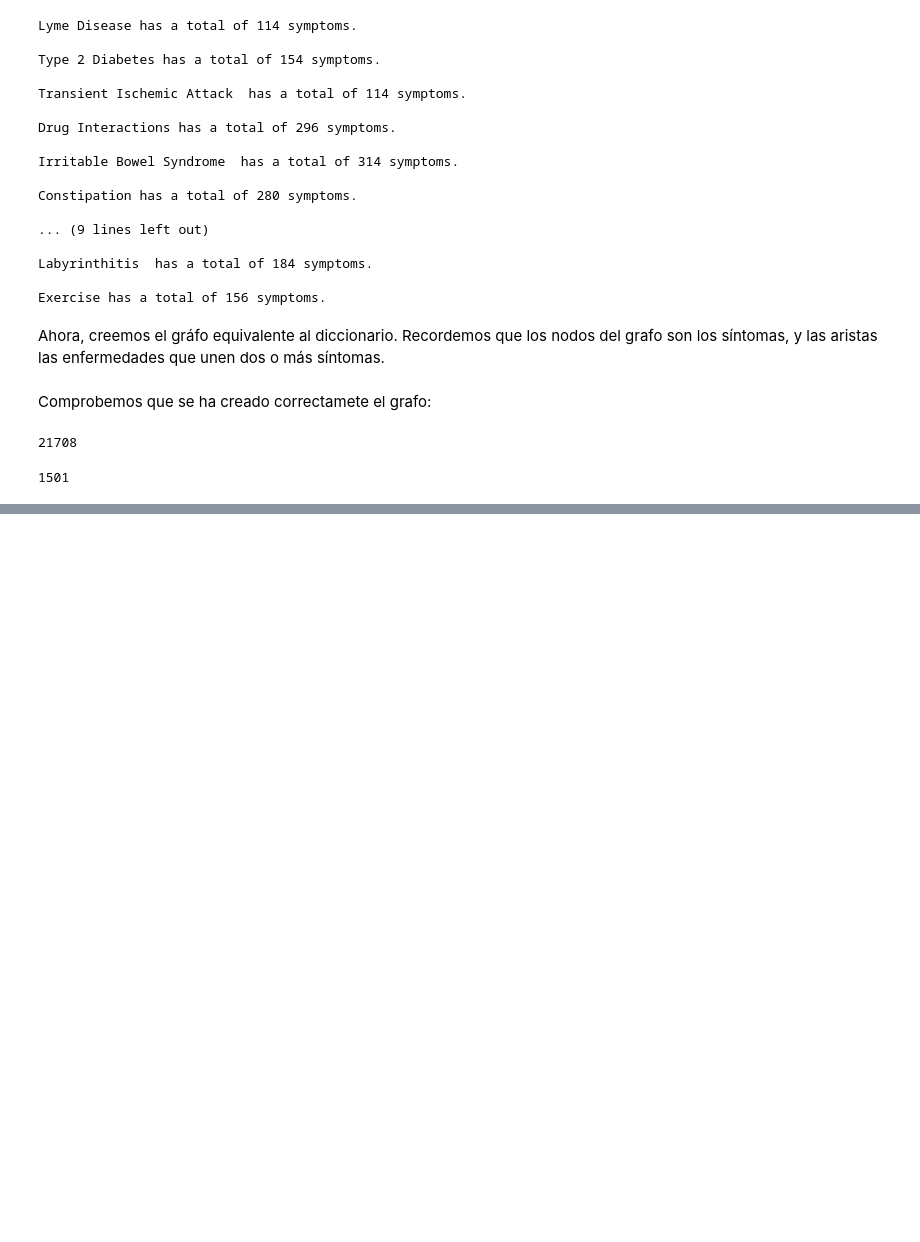
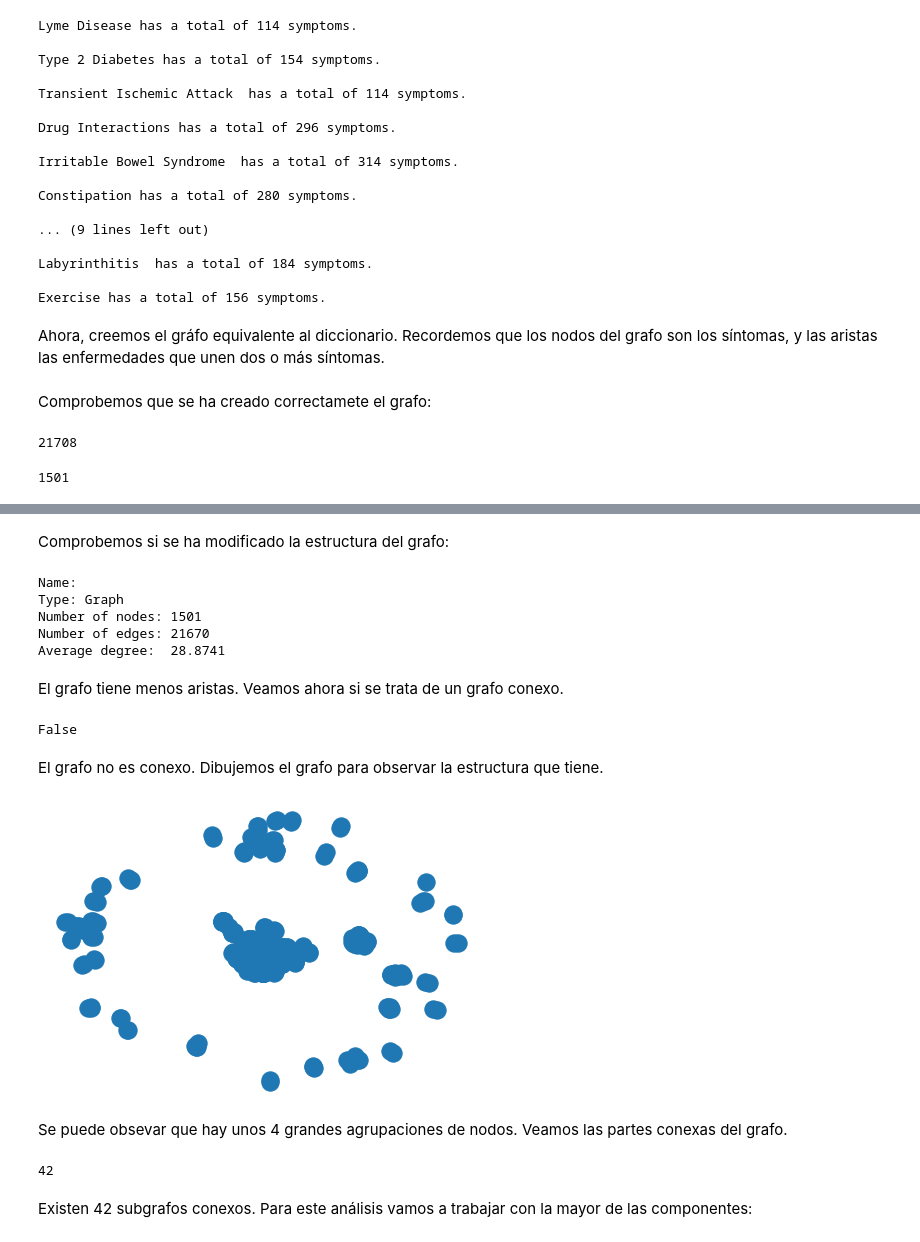
Before and after one commit to magheata/xc_practica1, a Jupyter notebook: diseases_a.ipynb, the cells around one changed output, grey strips where cells are left out. Cells and saved outputs as stored; diff of their text form; code cells hidden in the pictures; blank space fills up the shorter version.

```diff
--- a/diseases_a.ipynb
+++ b/diseases_a.ipynb
@@ -63,11 +61,11 @@ Labyrinthitis  has a total of 184 symptoms.
 
 Exercise has a total of 156 symptoms.
 # %%
-def create_symptoms_graph():
+def create_symptoms_graph(min_symptoms = 2, max_symptoms = 50):
     G = nx.Graph()
     for disease in diseases:
         symptoms = diseases[disease]
-        if len(symptoms) >= 2 and len(symptoms) < 50:
+        if len(symptoms) >= min_symptoms and len(symptoms) < max_symptoms:
             disease_name = disease.strip()
             disease_name = disease_name.replace(', ', '_')
             disease_name = disease_name.replace(' ', '_')
@@ -85,7 +83,7 @@ def create_symptoms_graph():
 # %% [markdown]
 Ahora, creemos el gráfo equivalente al diccionario. Recordemos que los nodos del grafo son los síntomas, y las aristas las enfermedades que unen dos o más síntomas.
 # %%
-G = create_symptoms_graph()
+G_original = create_symptoms_graph()
 # %% [markdown]
 Comprobemos que se ha creado correctamete el grafo:
 # %%
@@ -98,0 +109,25 @@ G.number_of_nodes()
+# %% [markdown]
+Comprobemos si se ha modificado la estructura del grafo:
+# %%
+print(nx.info(G_original))
+# %% [output]
+Name:
+Type: Graph
+Number of nodes: 1501
+Number of edges: 21670
+Average degree:  28.8741
+# %% [markdown]
+El grafo tiene menos aristas. Veamos ahora si se trata de un grafo conexo.
+# %%
+nx.is_connected(G_original)
+# %% [output]
+False
+# %% [markdown]
+El grafo no es conexo. Dibujemos el grafo para observar la estructura que tiene.
+# %%
+%matplotlib inline
+nx.draw_spring(G_original)
+# %% [output]
+[figure, added]
+# %% [markdown]
+Se puede obsevar que hay unos 4 grandes agrupaciones de nodos. Veamos las partes conexas del grafo.
@@ -98,0 +136,6 @@ G.number_of_nodes()
+# %%
+len(cc)
+# %% [output]
+42
+# %% [markdown]
+Existen 42 subgrafos conexos. Para este análisis vamos a trabajar con la mayor de las componentes:
```
Also changed, not shown: parts of 192 cells of this notebook, 25 other files.
